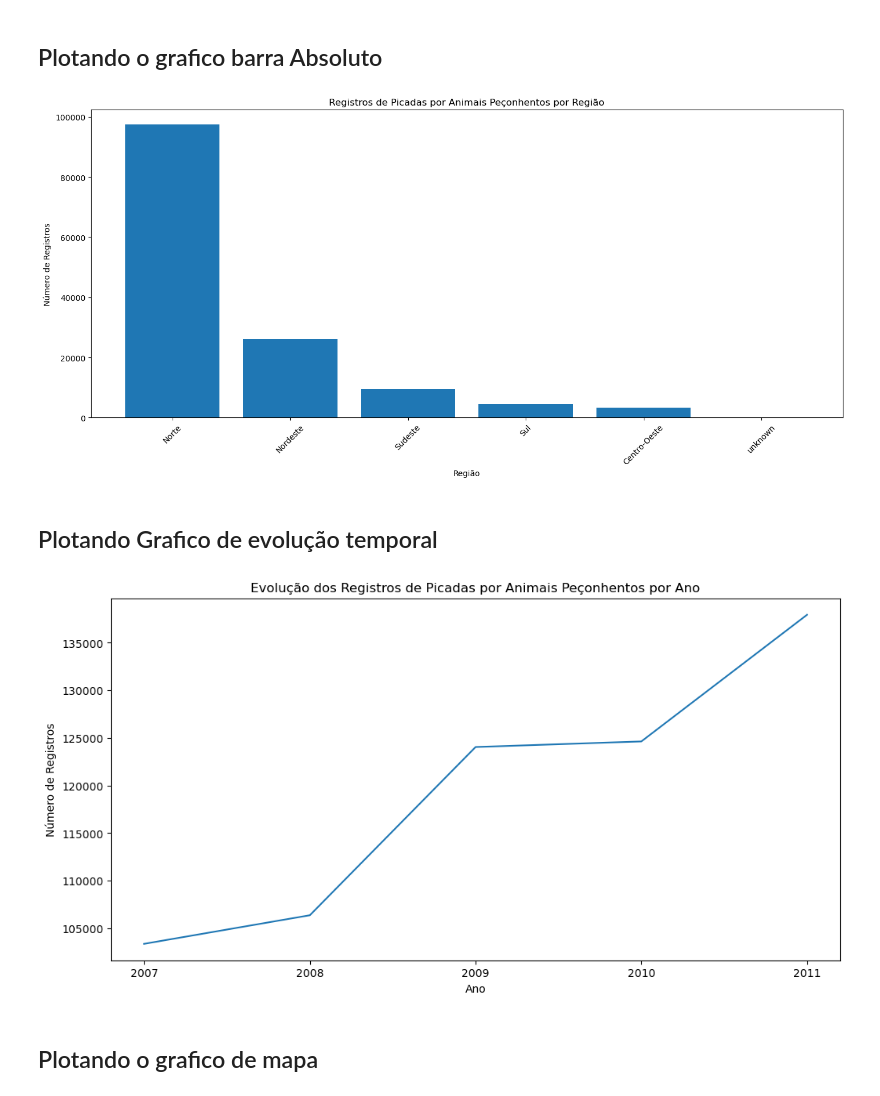
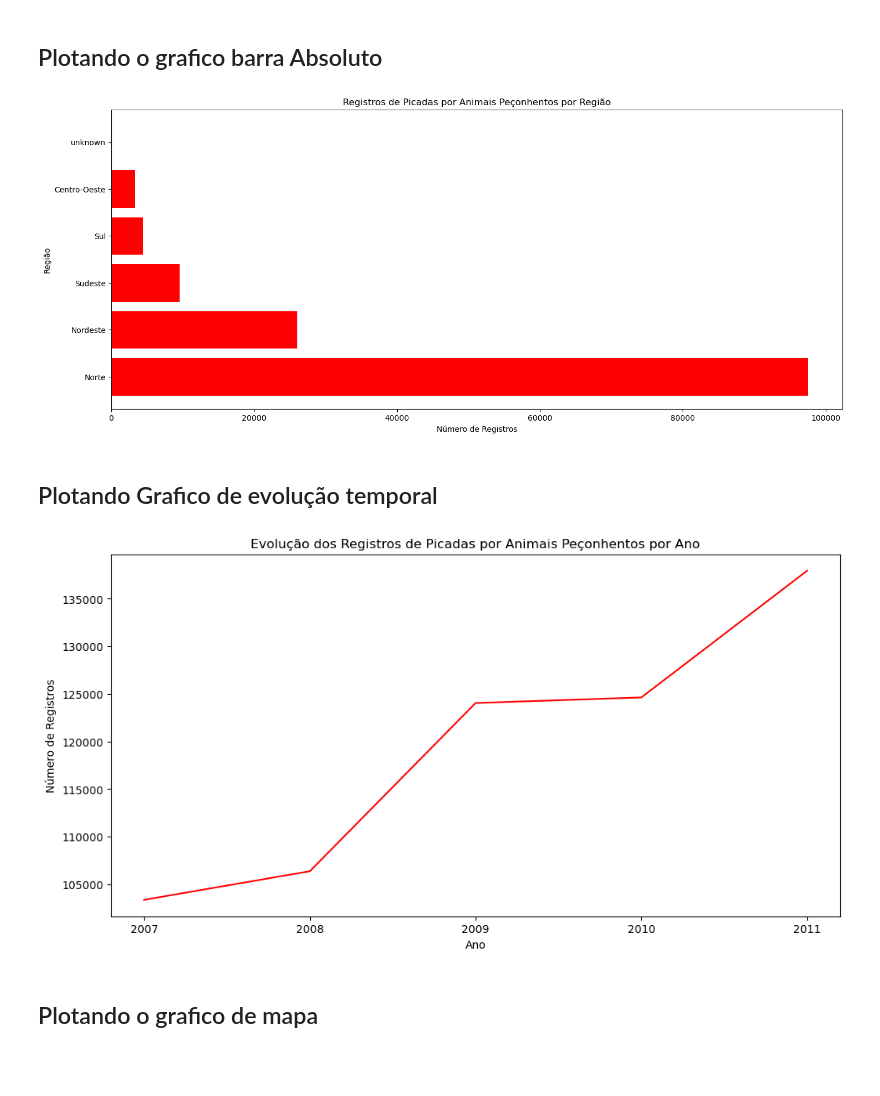
Before and after one commit to rafaelavarao/DataSUS-Data-Analysis, a Jupyter notebook: SINAN.ipynb, the cells around one changed output. Saved outputs shown, nothing was run; the diff lists cells and outputs as text; code cells hidden in the pictures; blank space fills up the shorter version.

```diff
--- a/SINAN.ipynb
+++ b/SINAN.ipynb
@@ -170,39 +171,38 @@ mapeamento_uf_regiao = {
     '23': 'Nordeste',
     '24': 'Nordeste',
     '25': 'Nordeste',
     '26': 'Nordeste',
     '27': 'Nordeste',
     '28': 'Nordeste',
     '29': 'Nordeste',
     '31': 'Sudeste',
     '32': 'Sudeste',
     '33': 'Sudeste',
     '35': 'Sudeste',
     '41': 'Sul',
     '42': 'Sul',
     '43': 'Sul',
     '50': 'Centro-Oeste',
     '51': 'Centro-Oeste',
     '52': 'Centro-Oeste',
     '53': 'Centro-Oeste',
     'unknown': 'unknown'
 }
 
 nomes_regiao = list(mapeamento_uf_regiao.values())
 
 fig, ax = plt.subplots(figsize=(17, 7))
-plt.bar(nomes_regiao, registros_por_regiao)
+# plt.bar(nomes_regiao, registros_por_regiao, color='red')
 plt.title('Registros de Picadas por Animais Peçonhentos por Região')
-plt.xlabel('Região')
-plt.ylabel('Número de Registros')
+plt.ylabel('Região')
+plt.xlabel('Número de Registros')
 
-# Rotacionar os rótulos do eixo x para melhor legibilidade
-plt.xticks(rotation=45)
+plt.barh(y=nomes_regiao, width=registros_por_regiao, color='red')
 
 # Mostrar o gráfico
 plt.show()
 # %% [output]
-[figure, old version]
+[figure, new version]
 # %% [markdown]
 ## Plotando Grafico de evolução temporal
 # %%
@@ -220,7 +220,7 @@ registros_por_ano = df['Ano'].value_counts().sort_index()
 
 # Plotar o gráfico de visualização temporal
 fig, ax = plt.subplots(figsize=(12, 6))
-registros_por_ano.plot(kind='line', ax=ax)
+registros_por_ano.plot(kind='line', ax=ax, color='red')
 
 ax.set_title('Evolução dos Registros de Picadas por Animais Peçonhentos por Ano')
 ax.set_xlabel('Ano')
@@ -231,7 +231,7 @@ plt.xticks(registros_por_ano.index)
 
 plt.show()
 # %% [output]
-[figure, old version]
+[figure, new version]
 # %% [markdown]
 ## Plotando o grafico de mapa
 # %%
```
Also changed, not shown: parts of 1 cell of this notebook, 1 other file.
